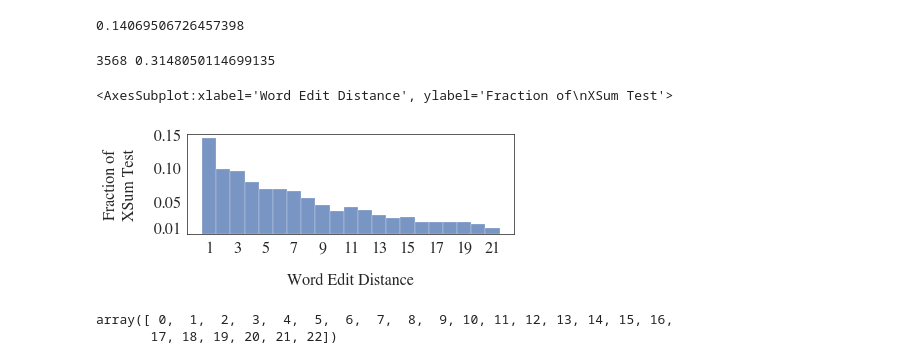
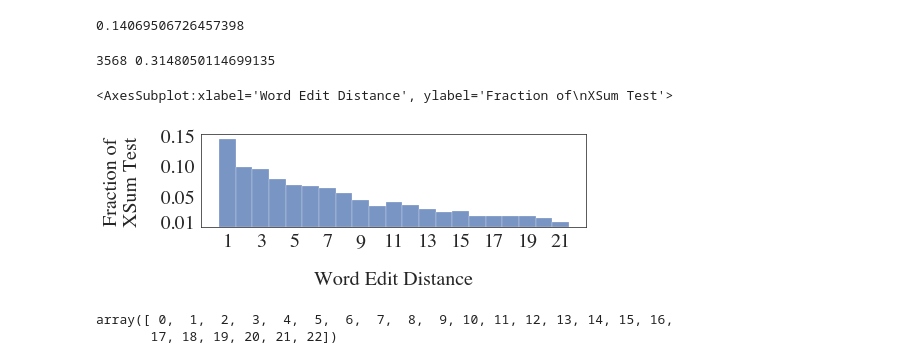
Before and after one commit to danton-nlp/GEF, a Jupyter notebook: iteration_changes.ipynb, the cells around one changed output. Saved outputs shown, nothing was run; the diff lists cells and outputs as text; code cells hidden in the pictures.

```diff
--- a/iteration_changes.ipynb
+++ b/iteration_changes.ipynb
@@ -133,38 +133,38 @@ set_plot_styling()
 import matplotlib.pyplot as plt
 import matplotlib as mpl
 import matplotlib.ticker as ticker
 
-plt.figure(figsize = (6, 2.5))
+plt.figure(figsize = (7, 2.5))
 ax = sns.histplot(
     edit_distances,
     bins=np.arange(1, 23) - 0.5,
     #bins=np.array([0, 1, 2, 3, 4, 5, 6, 11, 16, 21, 22]) - 0.5,
     stat="density",
     # discrete=True,
     # kde=True,
     # kde_kws={'clip': (1.5, 40)}
 )
 # plt.hlines(0.152, -0.5, 0.5, color='lightgray', linewidth=33.5)
 #rect = ax.patches.Rectangle((10, 10), , linewidth=1, edgecolor='r', facecolor='none')
 #ax.add_patch(rect)
 ax.set_xticks(range(1, 22, 2))
-ax.set_xlabel("Word Edit Distance", fontsize=16, labelpad=16)
-ax.set_ylabel("Fraction of\nXSum Test", fontsize=16, labelpad=16)
+ax.set_xlabel("Word Edit Distance", fontsize=20, labelpad=20)
+ax.set_ylabel("Fraction of\nXSum Test", fontsize=20, labelpad=20)
 #ax.set_yscale('log')
 ax.yaxis.set_ticks([0.01, 0.05, 0.1, 0.15])
 # ax.set_ylim(0, 0.2)
 # ax.yaxis.set_major_formatter(ticker.FuncFormatter(lambda y, _: '{:g}'.format(y)))
 
 
-plt.tick_params(axis='both', which='major', labelsize=16)
+plt.tick_params(axis='both', which='major', labelsize=20)
 plt.tight_layout()
 plt.savefig("plots/word_distance.pdf")
 print(len(edit_distances), len(edit_distances) / len(xsum_test))
 ax
 # %% [output]
 3568 0.3148050114699135
 <AxesSubplot:xlabel='Word Edit Distance', ylabel='Fraction of\nXSum Test'>
-[figure, old version]
+[figure, new version]
 # %%
 np.arange(0, 23)
 # %% [output]
```
Also changed, not shown: 3 other files.
